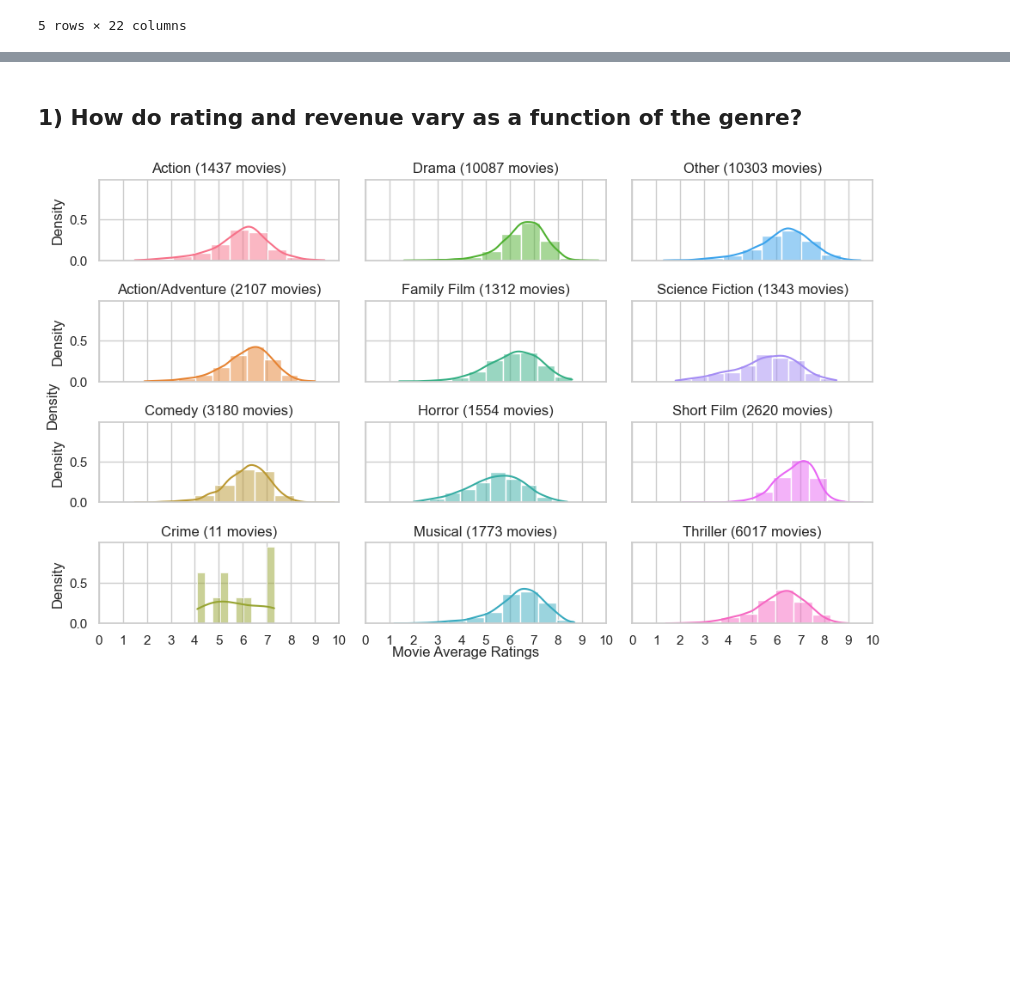
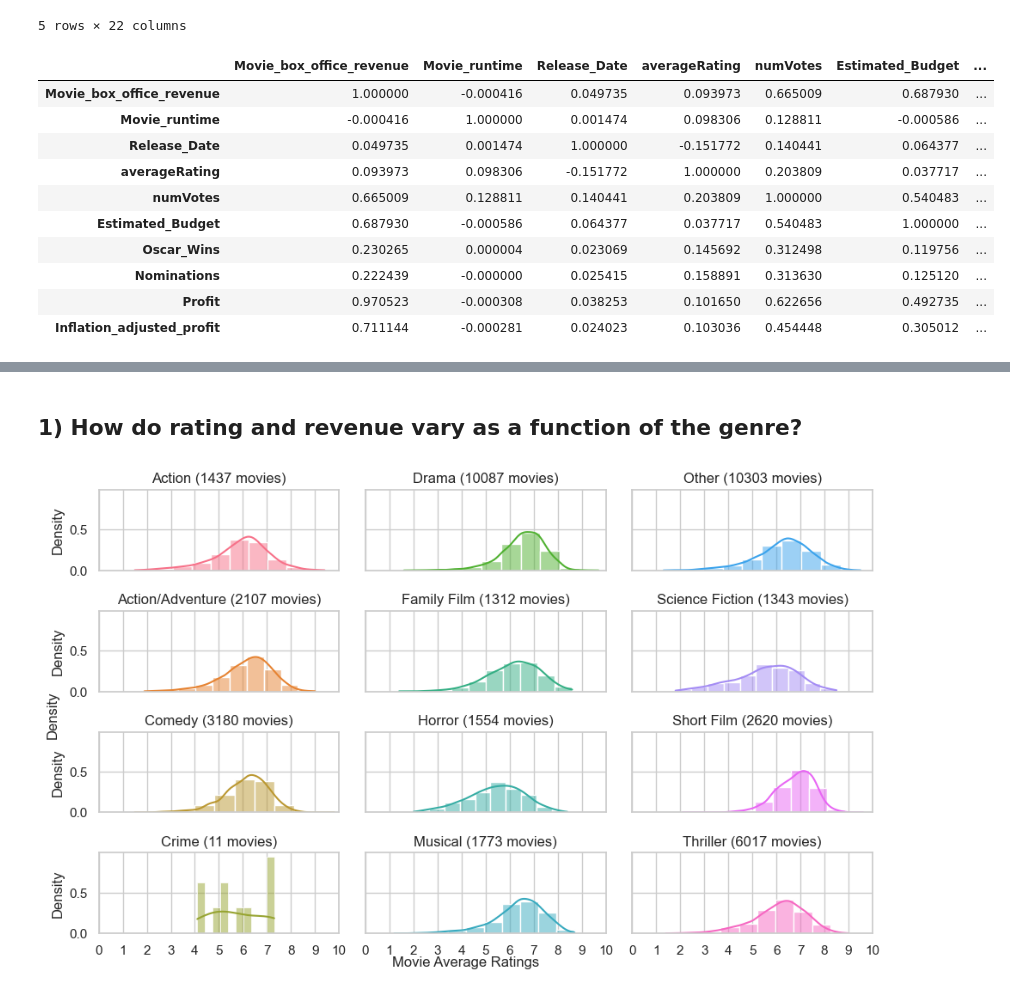
Before and after one commit to epfl-ada/ada-2023-project-bavmaresearch, a Jupyter notebook: Code/analysis_milestone_2.ipynb, the cells around one changed output, grey strips where cells are left out. Drawn from its saved outputs; the diff is of its cells as text; code cells hidden in the pictures; blank space fills up the shorter version.

```diff
--- a/Code/analysis_milestone_2.ipynb
+++ b/Code/analysis_milestone_2.ipynb
@@ -30,3 +31,22 @@ df_movie.head()
 | 3 | The Sorcerer's Apprentice | 0 | 86.0 | {"/m/0hqxf": "Family Film", "/m/0... | ['Family Film', 'Fantasy', 'Adven... | English Language | Family Film | ... |
 | 4 | Little city | 0 | 93.0 | {"/m/06cvj": "Romantic comedy", "... | ['Romantic comedy', 'Ensemble Fil... | English Language | Drama | ... |
 5 rows × 22 columns
+# %%
+## Correlation matrix for numerical variables
+
+num_variables = ['Movie_box_office_revenue','Movie_runtime','Release_Date',	'averageRating',	'numVotes',	'Estimated_Budget',	'Oscar_Wins',	'Nominations',	'Profit',	'Inflation_adjusted_profit']
+
+corr = df_movie[num_variables].corr()
+corr.style.background_gradient(cmap='coolwarm')
+# %% [output]
+|  | Movie_box_office_revenue | Movie_runtime | Release_Date | averageRating | numVotes | Estimated_Budget | ... |
+| Movie_box_office_revenue | 1.000000 | -0.000416 | 0.049735 | 0.093973 | 0.665009 | 0.687930 | ... |
+| Movie_runtime | -0.000416 | 1.000000 | 0.001474 | 0.098306 | 0.128811 | -0.000586 | ... |
+| Release_Date | 0.049735 | 0.001474 | 1.000000 | -0.151772 | 0.140441 | 0.064377 | ... |
+| averageRating | 0.093973 | 0.098306 | -0.151772 | 1.000000 | 0.203809 | 0.037717 | ... |
+| numVotes | 0.665009 | 0.128811 | 0.140441 | 0.203809 | 1.000000 | 0.540483 | ... |
+| Estimated_Budget | 0.687930 | -0.000586 | 0.064377 | 0.037717 | 0.540483 | 1.000000 | ... |
+| Oscar_Wins | 0.230265 | 0.000004 | 0.023069 | 0.145692 | 0.312498 | 0.119756 | ... |
+| Nominations | 0.222439 | -0.000000 | 0.025415 | 0.158891 | 0.313630 | 0.125120 | ... |
+| Profit | 0.970523 | -0.000308 | 0.038253 | 0.101650 | 0.622656 | 0.492735 | ... |
+| Inflation_adjusted_profit | 0.711144 | -0.000281 | 0.024023 | 0.103036 | 0.454448 | 0.305012 | ... |
```
Also changed, not shown: parts of 10 cells of this notebook, 1 other file.
